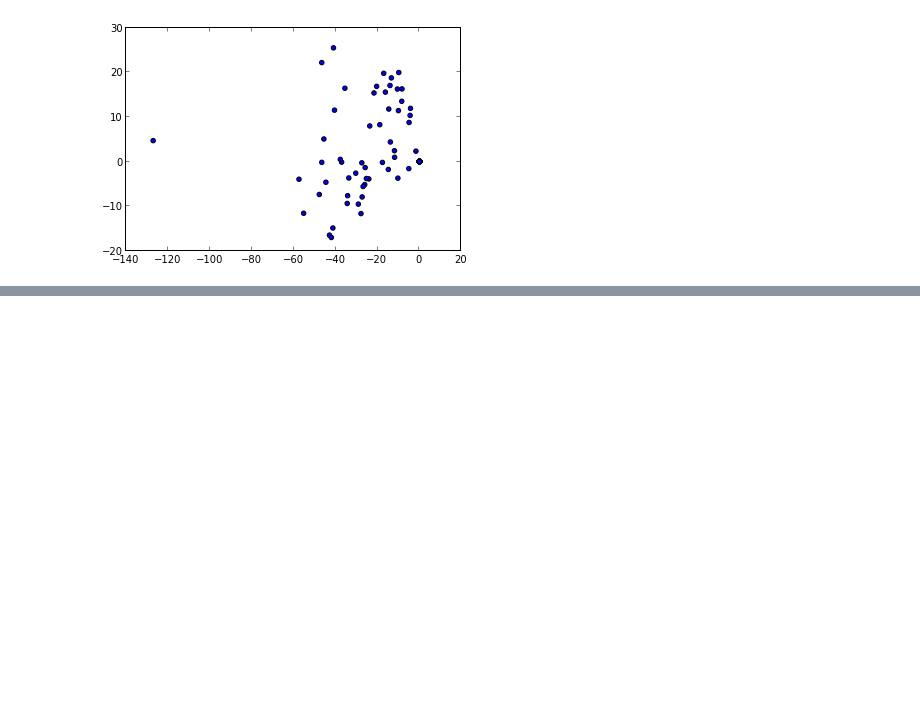
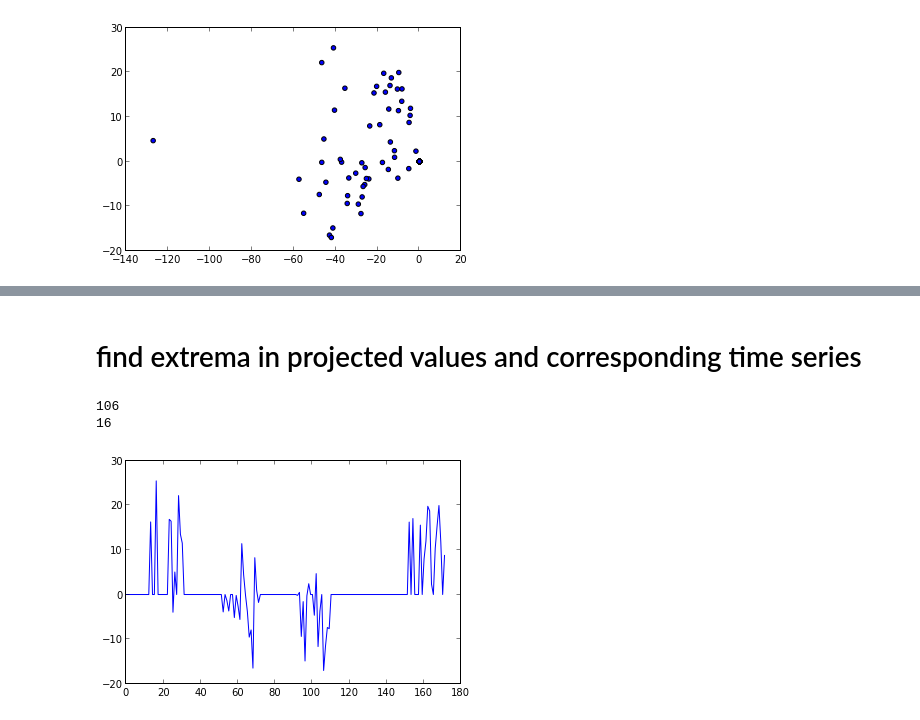
Before and after one commit to SEL-Columbia/sd_card_analysis, a Jupyter notebook: python/average_timeseries_PCA.ipynb, the cells around one changed output, grey strips where cells are left out. Cells and saved outputs as stored; diff of their text form; code cells hidden in the pictures; blank space fills up the shorter version.

```diff
--- a/python/average_timeseries_PCA.ipynb
+++ b/python/average_timeseries_PCA.ipynb
@@ -87,7 +93,7 @@ plt.plot(U[:, N])
 This was meant to try to discriminate between customers.  Conjecturing from 'eigen-consumptions' maybe one axis is overall consumption and one is time of evening weighting?
 # %%
 import ex7
-projected = ex7.project_data(median_power.T.values, U, 2)
+projected = ex7.project_data(median_power.T.values, U, 4)
 scatter(projected[:,0], projected[:,1])
 # %% [output]
 [[ 0.99999507]
@@ -98,0 +112,12 @@ scatter(projected[:,0], projected[:,1])
+# %% [markdown]
+# find extrema in projected values and corresponding time series
+# %%
+plot(projected[:, 1])
+colind_max = projected[:, 1].argmax()
+colind_min = projected[:, 1].argmin()
+print colind_min
+print colind_max
+# %% [output]
+106
+16
+[figure, added]
```
Also changed, not shown: parts of 5 cells of this notebook.
